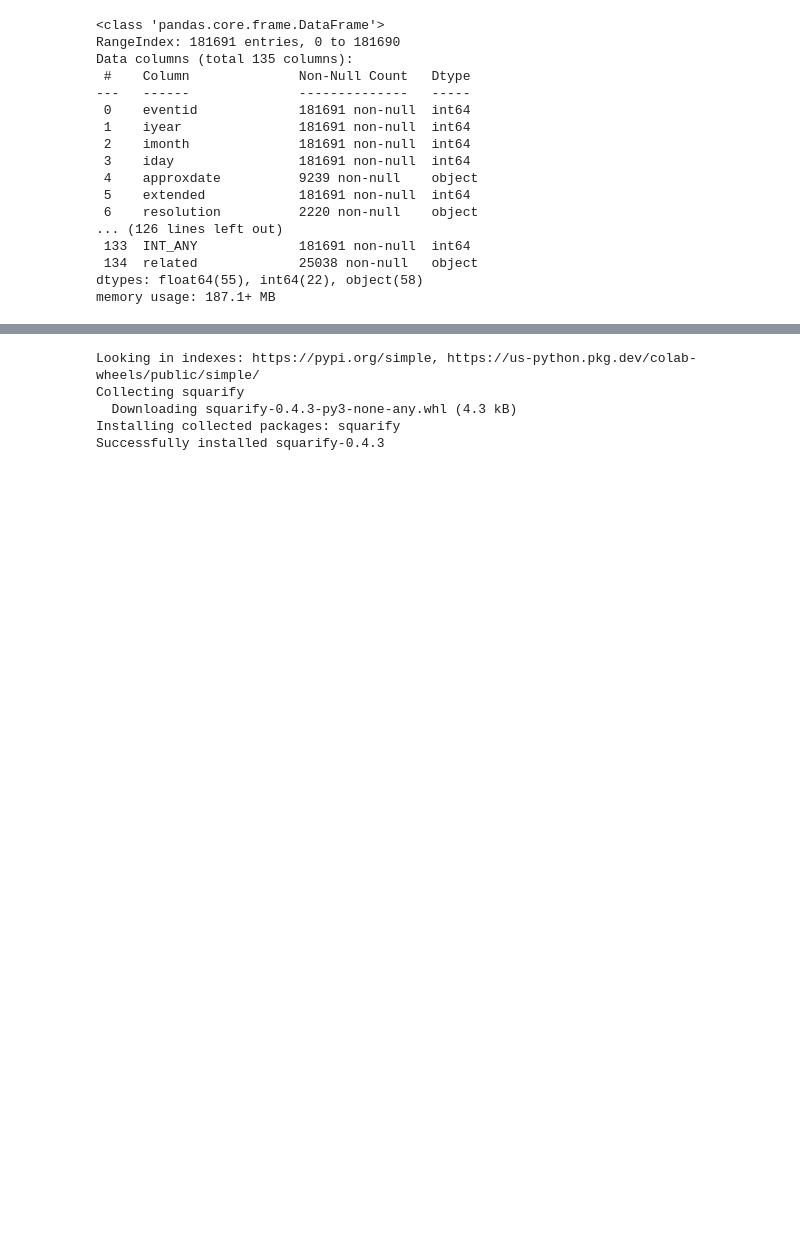
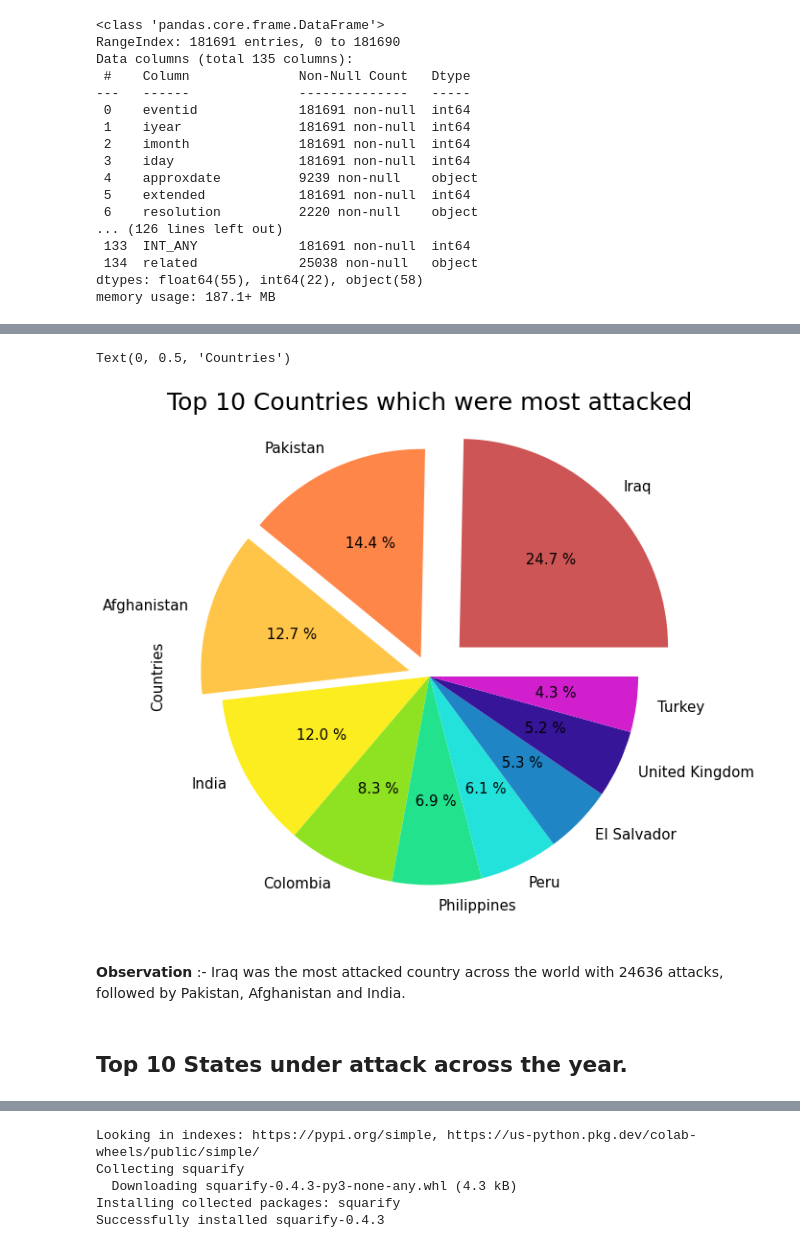
Before and after one commit to Dshivank/EDA-Global-Terrorism-Analysis, a Jupyter notebook: Global_Terrorism_Analysis_Capstone_Project.ipynb, the cells around one changed output, grey strips where cells are left out. Saved outputs shown, nothing was run; the diff lists cells and outputs as text; code cells hidden in the pictures; blank space fills up the shorter version.

```diff
--- a/Global_Terrorism_Analysis_Capstone_Project.ipynb
+++ b/Global_Terrorism_Analysis_Capstone_Project.ipynb
@@ -459,0 +397,23 @@ plt.show()
+# %%
+# Defining the explode
+myexplode = [0.2, 0.1, 0.1, 0, 0, 0, 0, 0, 0, 0 ]
+
+color_set = ["#CD5555","#ff8649","#ffc549","#fced20","#8fe222","#22e28e","#22e2db","#1f85c4","#361599","#d11fce"]
+
+# Plotting the Pie Chart
+top_10_countries.plot(kind = 'pie', figsize=(20,10), explode = myexplode,autopct ='% 1.1f %%',colors = color_set, textprops={'fontsize': 15})
+
+# Set a title of the chart.
+plt.title('Top 10 Countries which were most attacked', fontsize = 25)
+
+# Set the y label
+plt.ylabel('Countries', fontsize = 15)
+
+# Grouping by countries, and plotting pie chart
+# %% [output]
+Text(0, 0.5, 'Countries')
+[figure, added]
+# %% [markdown]
+**Observation** :- Iraq was the most attacked country across the world with 24636 attacks, followed by Pakistan, Afghanistan and India.
+# %% [markdown]
+## <b> Top 10 States under attack across the year.
```
Also changed, not shown: parts of 102 cells of this notebook.
